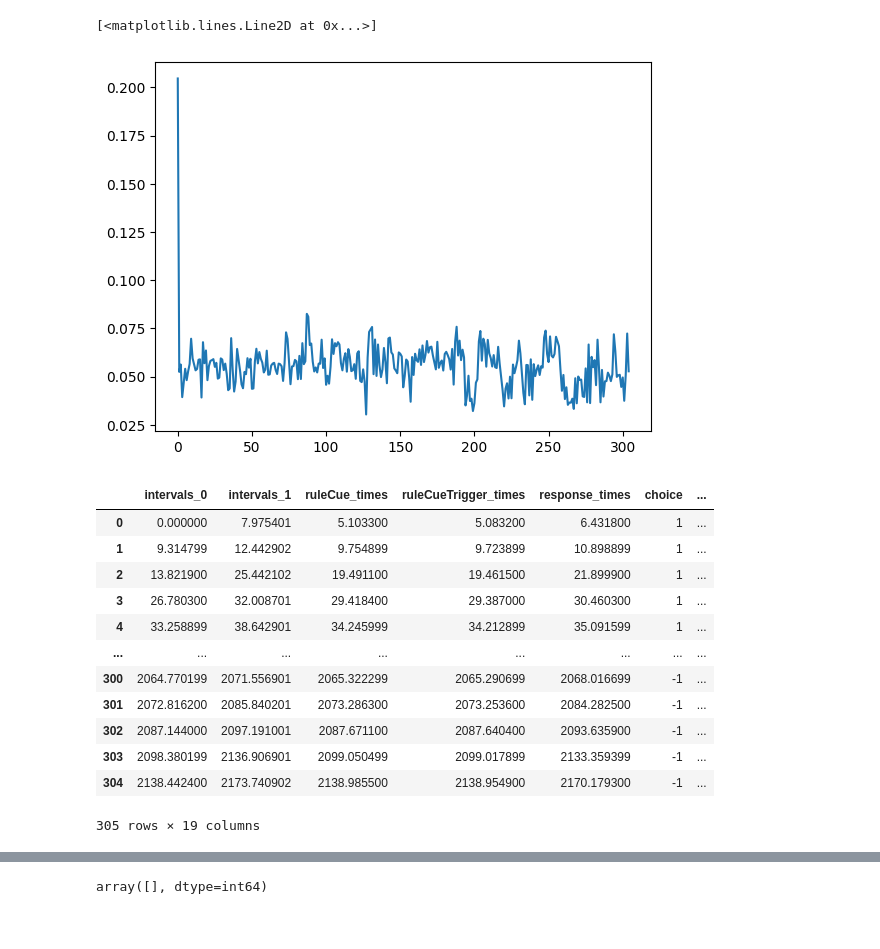
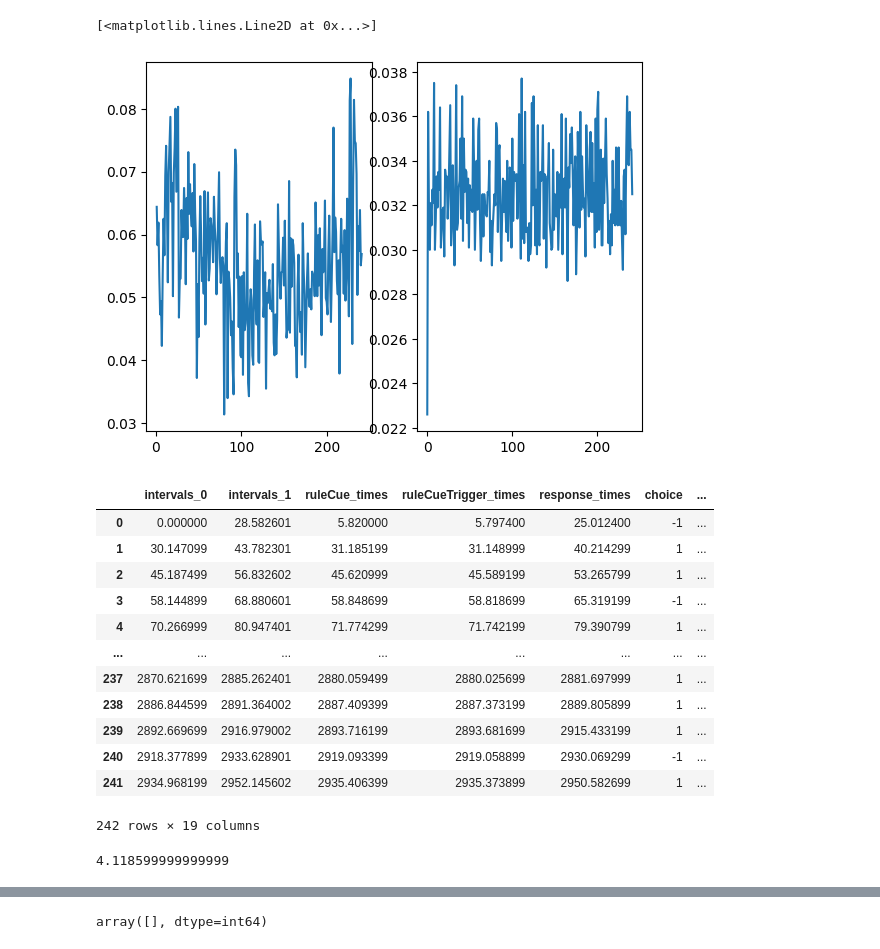
Before and after one commit to edwardyan95/ibllib, a Jupyter notebook: examples/EY_sync_data.ipynb, the cells around one changed output, grey strips where cells are left out. Drawn from its saved outputs; the diff is of its cells as text; code cells hidden in the pictures.

```diff
--- a/examples/EY_sync_data.ipynb
+++ b/examples/EY_sync_data.ipynb
@@ -26,6 +26,7 @@ import ast
 import math
 from murphlib.tools import *
 # %%
-session_path = r'Z:\TM_Lab\Edward\Cerebellum_Imaging\Pcp2-jgcamp8m\J_L2\20241118\behavior'
+mouse_path = r'Z:\TM_Lab\Edward\Cerebellum_Imaging\Pcp2-jgcamp8m\AB_R2\20250527'
+session_path = os.path.join(mouse_path, 'behavior')
 
 trials, wheel, output_files = extract_all(session_path, save=True)
@@ -48,10 +55,18 @@ trials['table']
 # %%
-plt.plot(np.array(trials['table']['stimOn_times'])-np.array(trials['table']['stimOnTrigger_times']))
+fig, axes = plt.subplots(1,2)
+axes[0].plot(np.array(trials['table']['stimOn_times'])-np.array(trials['table']['stimOnTrigger_times']))
+axes[1].plot(np.array(trials['table']['ruleCue_times'])-np.array(trials['table']['ruleCueTrigger_times']))
 # %% [output]
 [<matplotlib.lines.Line2D at 0x...>]
-[figure, old version]
+[figure, new version]
 # %%
-trials['table']['stimOn_times'] = np.where(trials['table']['stimOn_times'] < trials['table']['stimOnTrigger_times'],trials['table']['stimOnTrigger_times']+0.06,trials['table']['stimOn_times'])
+trials['table']['stimOn_times'] = np.where(trials['table']['stimOn_times'] < trials['table']['stimOnTrigger_times'],
+                                           trials['table']['stimOnTrigger_times']+0.06,
+                                           trials['table']['stimOn_times'])
+trials['table']['ruleCue_times'] = np.where(trials['table']['ruleCue_times'] < trials['table']['ruleCueTrigger_times'],
+                                            trials['table']['ruleCueTrigger_times']+np.median(trials['table']['ruleCue_times']-trials['table']['ruleCueTrigger_times']),
+                                            trials['table']['ruleCue_times'])
+
 # trials['table']['vis_stimOn_times'] = np.where(trials['table']['modality']==0,trials['table']['stimOnTrigger_times'],np.nan)
 # trials['table']['vis_stimOn_times'] = trials['table']['vis_stimOn_times']+0.06
 trials['table']['vis_stimOn_times'] = np.where(trials['table']['modality']==0,trials['table']['stimOn_times'],np.nan)
@@ -63,15 +78,15 @@ trials['table'].loc[trials['table']['feedbackType']==-1,'feedback_times'] = tria
 trials['table']
 # %% [output]
 |  | intervals_0 | intervals_1 | ruleCue_times | ruleCueTrigger_times | response_times | choice | ... |
-| 0 | 0.000000 | 7.975401 | 5.103300 | 5.083200 | 6.431800 | 1 | ... |
-| 1 | 9.314799 | 12.442902 | 9.754899 | 9.723899 | 10.898899 | 1 | ... |
-| 2 | 13.821900 | 25.442102 | 19.491100 | 19.461500 | 21.899900 | 1 | ... |
-| 3 | 26.780300 | 32.008701 | 29.418400 | 29.387000 | 30.460300 | 1 | ... |
-| 4 | 33.258899 | 38.642901 | 34.245999 | 34.212899 | 35.091599 | 1 | ... |
+| 0 | 0.000000 | 28.582601 | 5.820000 | 5.797400 | 25.012400 | -1 | ... |
+| 1 | 30.147099 | 43.782301 | 31.185199 | 31.148999 | 40.214299 | 1 | ... |
+| 2 | 45.187499 | 56.832602 | 45.620999 | 45.589199 | 53.265799 | 1 | ... |
+| 3 | 58.144899 | 68.880601 | 58.848699 | 58.818699 | 65.319199 | -1 | ... |
+| 4 | 70.266999 | 80.947401 | 71.774299 | 71.742199 | 79.390799 | 1 | ... |
 | ... | ... | ... | ... | ... | ... | ... | ... |
-| 300 | 2064.770199 | 2071.556901 | 2065.322299 | 2065.290699 | 2068.016699 | -1 | ... |
-| 301 | 2072.816200 | 2085.840201 | 2073.286300 | 2073.253600 | 2084.282500 | -1 | ... |
-| 302 | 2087.144000 | 2097.191001 | 2087.671100 | 2087.640400 | 2093.635900 | -1 | ... |
-| 303 | 2098.380199 | 2136.906901 | 2099.050499 | 2099.017899 | 2133.359399 | -1 | ... |
-| 304 | 2138.442400 | 2173.740902 | 2138.985500 | 2138.954900 | 2170.179300 | -1 | ... |
+| 237 | 2870.621699 | 2885.262401 | 2880.059499 | 2880.025699 | 2881.697999 | 1 | ... |
+| 238 | 2886.844599 | 2891.364002 | 2887.409399 | 2887.373199 | 2889.805899 | 1 | ... |
+| 239 | 2892.669699 | 2916.979002 | 2893.716199 | 2893.681699 | 2915.433199 | 1 | ... |
+| 240 | 2918.377899 | 2933.628901 | 2919.093399 | 2919.058899 | 2930.069299 | -1 | ... |
+| 241 | 2934.968199 | 2952.145602 | 2935.406399 | 2935.373899 | 2950.582699 | 1 | ... |
-305 rows × 19 columns
+242 rows × 19 columns
@@ -77,0 +102,5 @@ trials['table']
+# %%
+cam_start_bpod_time = bpod_trials[0]['behavior_data']['Events timestamps']['Port1In'][0]-bpod_trials[0]['behavior_data']['Trial start timestamp']
+cam_start_bpod_time
+# %% [output]
+4.118599999999999
```
Also changed, not shown: parts of 47 cells of this notebook, 20 other files.
